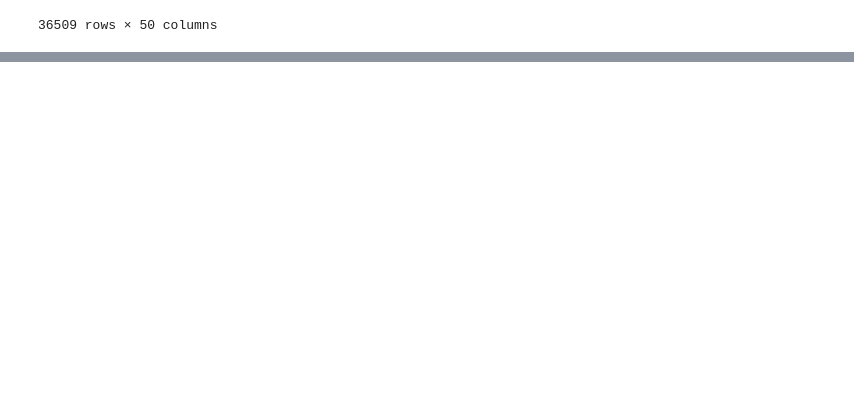
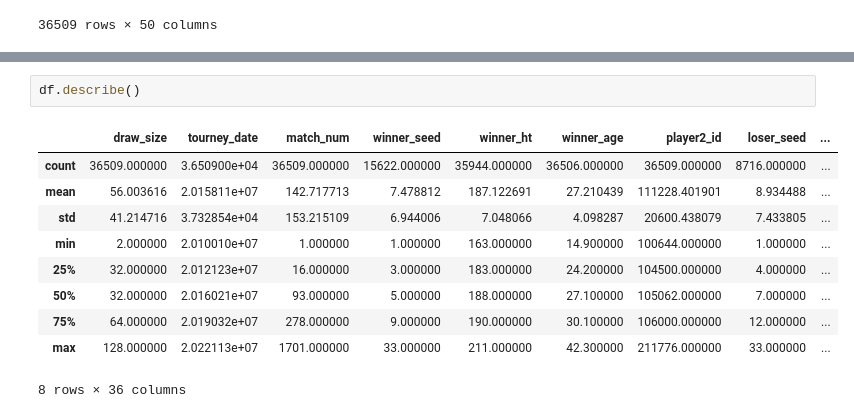
Before and after one commit to NazarPolishchuk7/Tennis_Match_Prediction, a Jupyter notebook: notebooks/data_preprocessing.ipynb, the cells around one changed output, grey strips where cells are left out. Saved outputs shown, nothing was run; the diff lists cells and outputs as text; blank space fills up the shorter version.

```diff
--- a/notebooks/data_preprocessing.ipynb
+++ b/notebooks/data_preprocessing.ipynb
@@ -194,0 +227,13 @@ df.to_csv('C:/Users/nazar/Tennis_Match_Prediction/data/processed_data/data_for_s
+# %%
+df.describe()
+# %% [output]
+|  | draw_size | tourney_date | match_num | winner_seed | winner_ht | winner_age | player2_id | loser_seed | ... |
+| count | 36509.000000 | 3.650900e+04 | 36509.000000 | 15622.000000 | 35944.000000 | 36506.000000 | 36509.000000 | 8716.000000 | ... |
+| mean | 56.003616 | 2.015811e+07 | 142.717713 | 7.478812 | 187.122691 | 27.210439 | 111228.401901 | 8.934488 | ... |
+| std | 41.214716 | 3.732854e+04 | 153.215109 | 6.944006 | 7.048066 | 4.098287 | 20600.438079 | 7.433805 | ... |
+| min | 2.000000 | 2.010010e+07 | 1.000000 | 1.000000 | 163.000000 | 14.900000 | 100644.000000 | 1.000000 | ... |
+| 25% | 32.000000 | 2.012123e+07 | 16.000000 | 3.000000 | 183.000000 | 24.200000 | 104500.000000 | 4.000000 | ... |
+| 50% | 32.000000 | 2.016021e+07 | 93.000000 | 5.000000 | 188.000000 | 27.100000 | 105062.000000 | 7.000000 | ... |
+| 75% | 64.000000 | 2.019032e+07 | 278.000000 | 9.000000 | 190.000000 | 30.100000 | 106000.000000 | 12.000000 | ... |
+| max | 128.000000 | 2.022113e+07 | 1701.000000 | 33.000000 | 211.000000 | 42.300000 | 211776.000000 | 33.000000 | ... |
+8 rows × 36 columns
```
Also changed, not shown: parts of 11 cells of this notebook.
